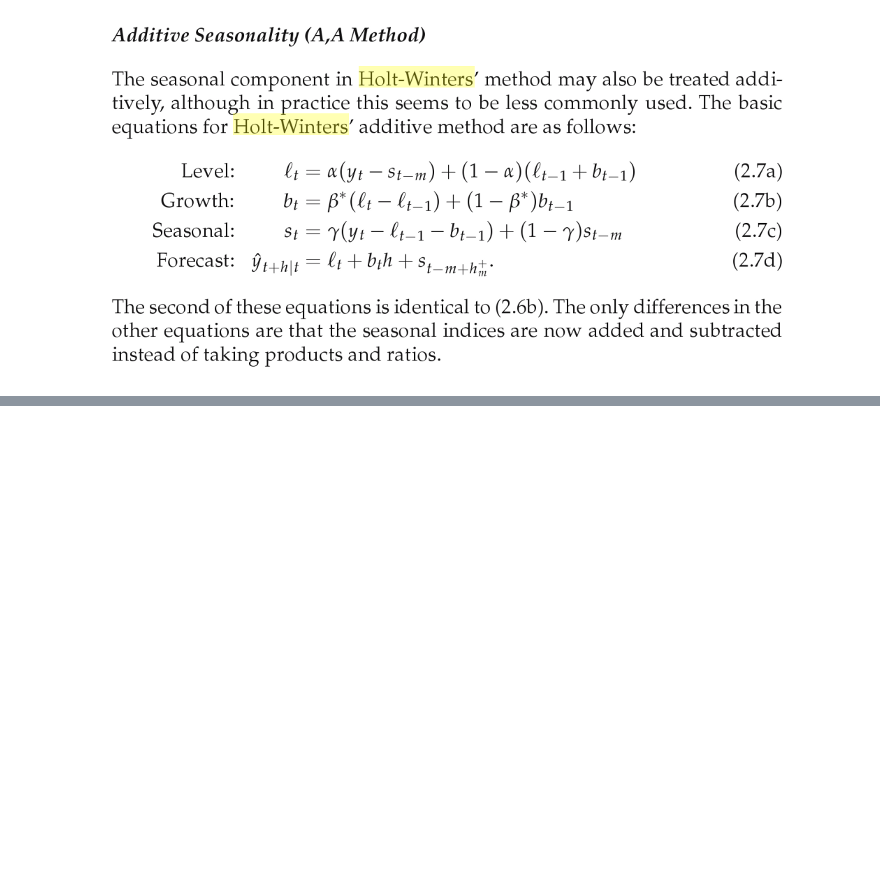
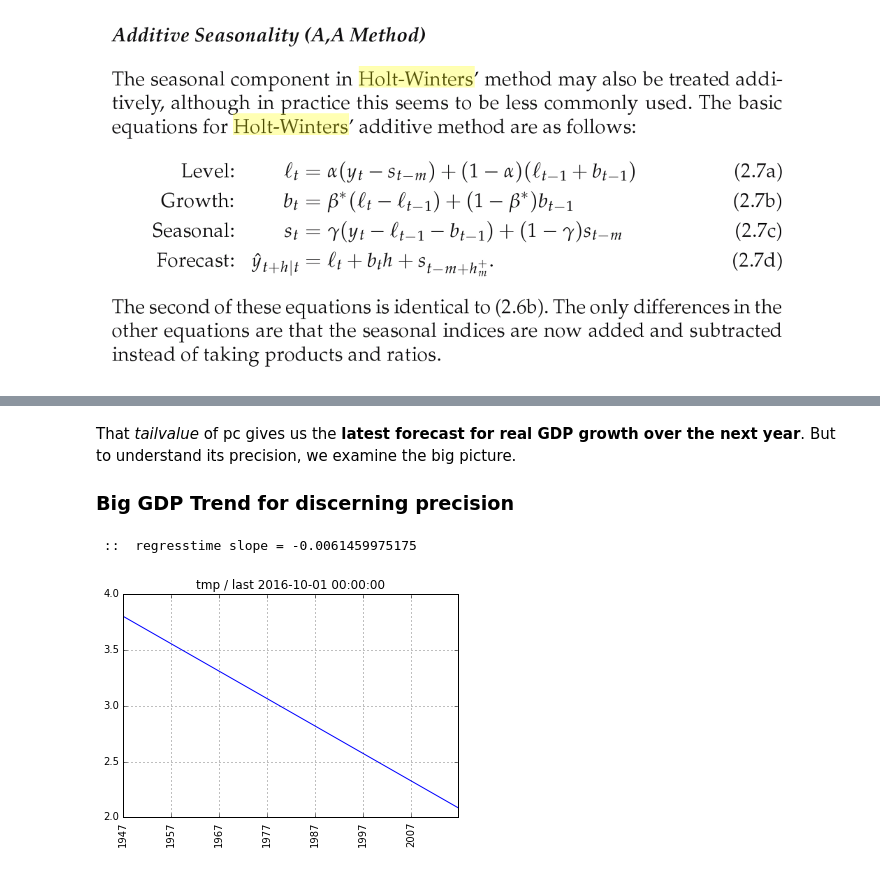
Before and after one commit to rsvp/fecon235, a Jupyter notebook: nb/fred-gdp-spx.ipynb, the cells around one changed output, grey strips where cells are left out. Saved outputs shown, nothing was run; the diff lists cells and outputs as text; code cells hidden in the pictures; blank space fills up the shorter version.

```diff
--- a/nb/fred-gdp-spx.ipynb
+++ b/nb/fred-gdp-spx.ipynb
@@ -221,0 +213,16 @@ Both in real terms, the geometric mean return of SPX is double that of GDP. Next
+# %% [markdown]
+That *tailvalue* of pc gives us the **latest forecast
+for real GDP growth over the next year**.
+But to understand its precision,
+we examine the big picture.
+
+### Big GDP Trend for discerning precision
+# %%
+#  Here is the BIG GDP TREND since the end of World War 2:
+
+trendpc = trend( pc )
+
+plot( trendpc )
+# %% [output]
+ ::  regresstime slope = -0.0061459975175
+[figure, added]
```
Also changed, not shown: parts of 85 cells of this notebook.
